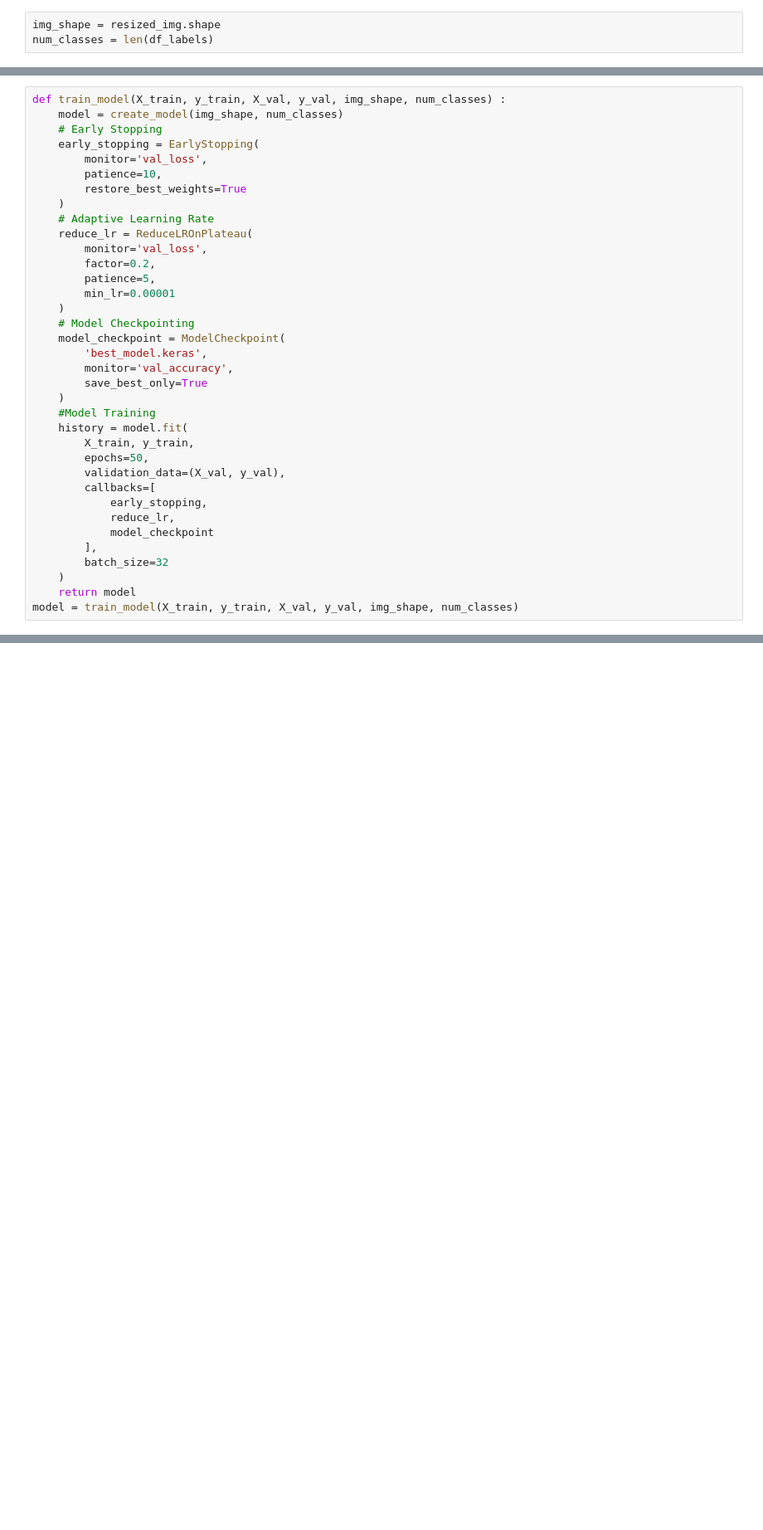
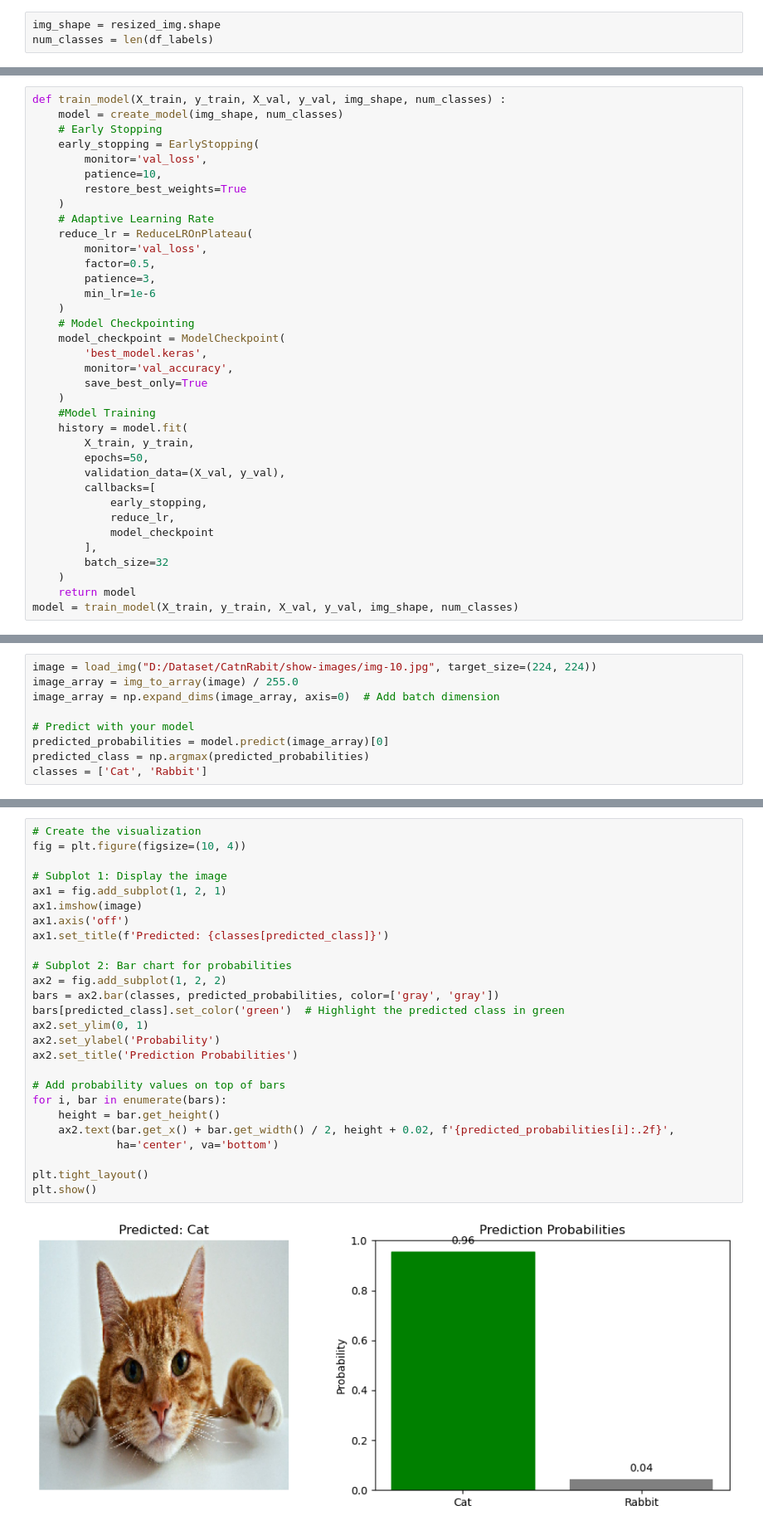
Before and after one commit to PhuIndie/CatnRabbitClassification, a Jupyter notebook: CatAndRabbitClassification.ipynb, the cells around one changed output, grey strips where cells are left out. Shown at 83% size. Cells and saved outputs as stored; diff of their text form; blank space fills up the shorter version.

Commit message:
update visualization

```diff
--- a/CatAndRabbitClassification.ipynb
+++ b/CatAndRabbitClassification.ipynb
@@ -162,9 +180,9 @@ def train_model(X_train, y_train, X_val, y_val, img_shape, num_classes) :
     # Adaptive Learning Rate
     reduce_lr = ReduceLROnPlateau(
         monitor='val_loss',
-        factor=0.2,
-        patience=5,
-        min_lr=0.00001
+        factor=0.5,
+        patience=3,
+        min_lr=1e-6
     )
     # Model Checkpointing
     model_checkpoint = ModelCheckpoint(
@@ -209,0 +230,9 @@ Epoch 29/50
+# %%
+image = load_img("D:/Dataset/CatnRabit/show-images/img-10.jpg", target_size=(224, 224))
+image_array = img_to_array(image) / 255.0
+image_array = np.expand_dims(image_array, axis=0)  # Add batch dimension
+
+# Predict with your model
+predicted_probabilities = model.predict(image_array)[0]
+predicted_class = np.argmax(predicted_probabilities)
+classes = ['Cat', 'Rabbit']
@@ -209,0 +241,28 @@ Epoch 29/50
+# %%
+# Create the visualization
+fig = plt.figure(figsize=(10, 4))
+
+# Subplot 1: Display the image
+ax1 = fig.add_subplot(1, 2, 1)
+ax1.imshow(image)
+ax1.axis('off')
+ax1.set_title(f'Predicted: {classes[predicted_class]}')
+
+# Subplot 2: Bar chart for probabilities
+ax2 = fig.add_subplot(1, 2, 2)
+bars = ax2.bar(classes, predicted_probabilities, color=['gray', 'gray'])
+bars[predicted_class].set_color('green')  # Highlight the predicted class in green
+ax2.set_ylim(0, 1)
+ax2.set_ylabel('Probability')
+ax2.set_title('Prediction Probabilities')
+
+# Add probability values on top of bars
+for i, bar in enumerate(bars):
+    height = bar.get_height()
+    ax2.text(bar.get_x() + bar.get_width() / 2, height + 0.02, f'{predicted_probabilities[i]:.2f}',
+             ha='center', va='bottom')
+
+plt.tight_layout()
+plt.show()
+# %% [output]
+[figure, added]
```
Also changed, not shown: parts of 8 cells of this notebook, 10 other files.
